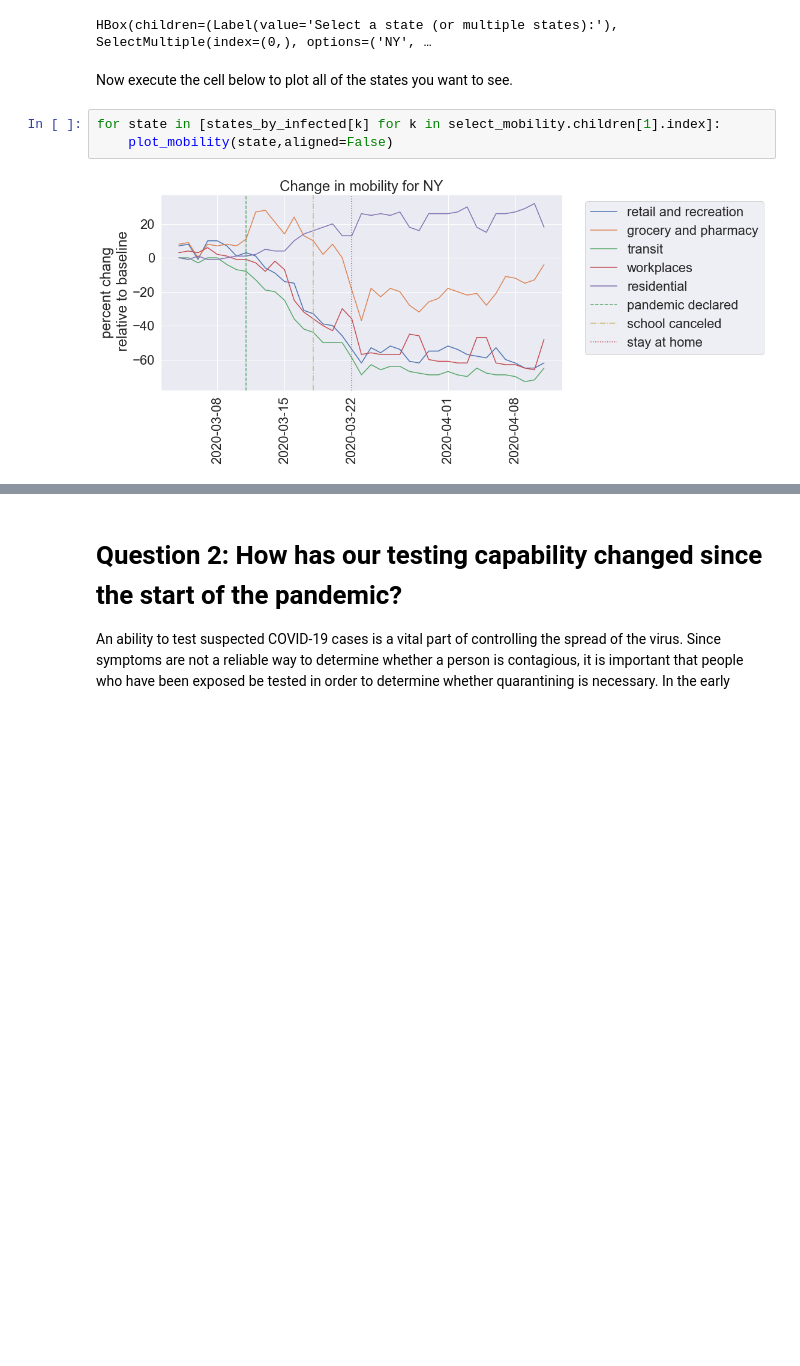
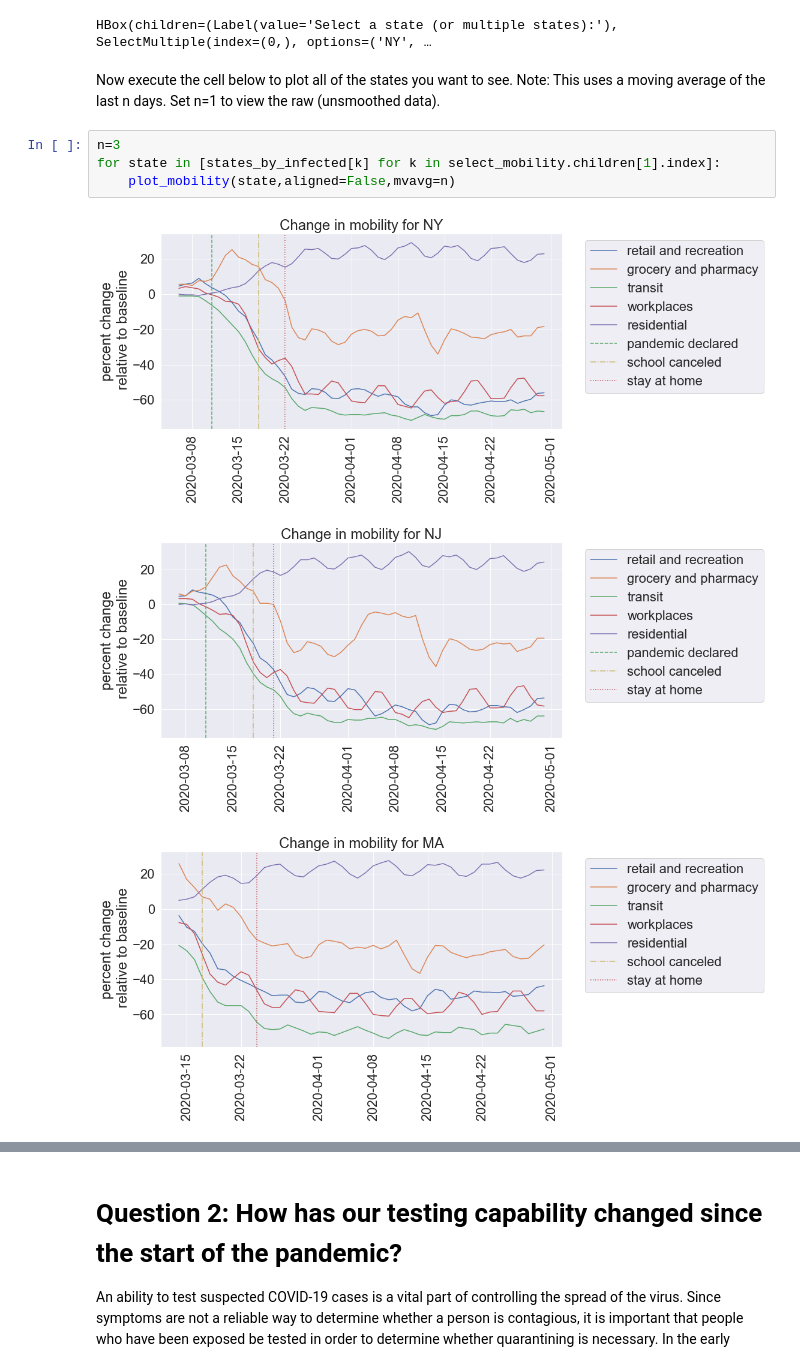
Before and after one commit to mpanaggio/covid_19_tracking, a Jupyter notebook: data_exploration.ipynb, the cells around one changed output, grey strips where cells are left out. Cells and saved outputs as stored; diff of their text form; blank space fills up the shorter version.

Commit message:
updated mobility data

```diff
--- a/data_exploration.ipynb
+++ b/data_exploration.ipynb
@@ -34,9 +34,12 @@ select_mobility=make_widgets_mobility()
 # %% [output]
 HBox(children=(Label(value='Select a state (or multiple states):'), SelectMultiple(index=(0,), options=('NY', …
 # %% [markdown]
-Now execute the cell below to plot all of the states you want to see.
+Now execute the cell below to plot all of the states you want to see. Note: This uses a moving average of the last n days.  Set n=1 to view the raw (unsmoothed data).
 # %%
+n=3
 for state in [states_by_infected[k] for k in select_mobility.children[1].index]:
-    plot_mobility(state,aligned=False)
+    plot_mobility(state,aligned=False,mvavg=n)
 # %% [output]
-[figure, old version]
+[figure, new version]
+[figure, added]
+[figure, added]
```
Also changed, not shown: parts of 5 cells of this notebook, 3 other files.
